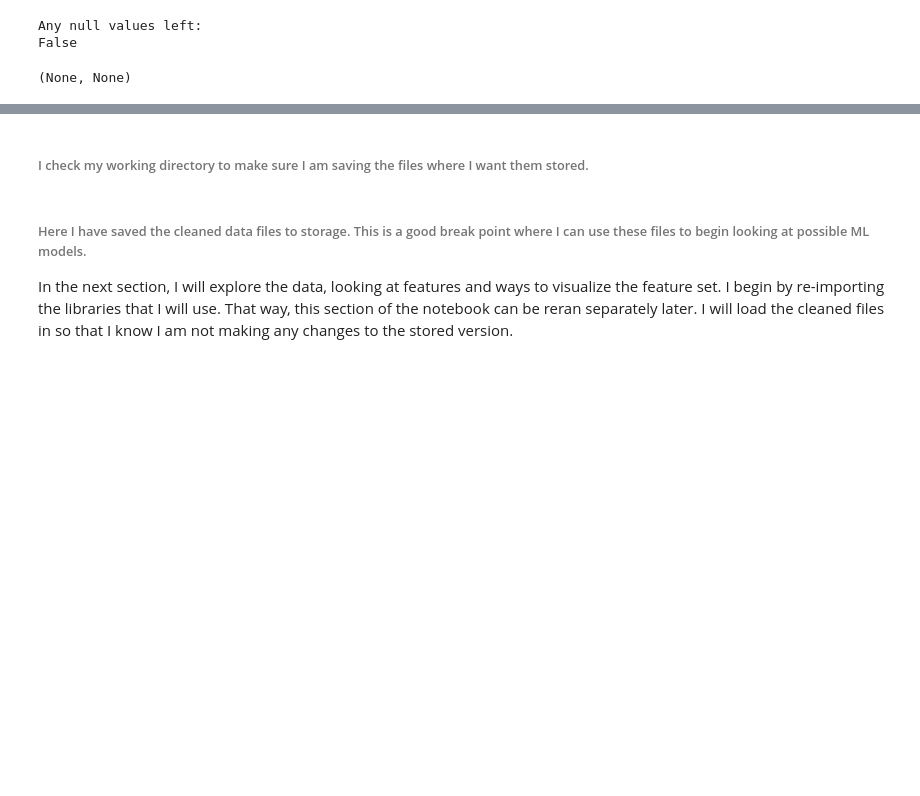
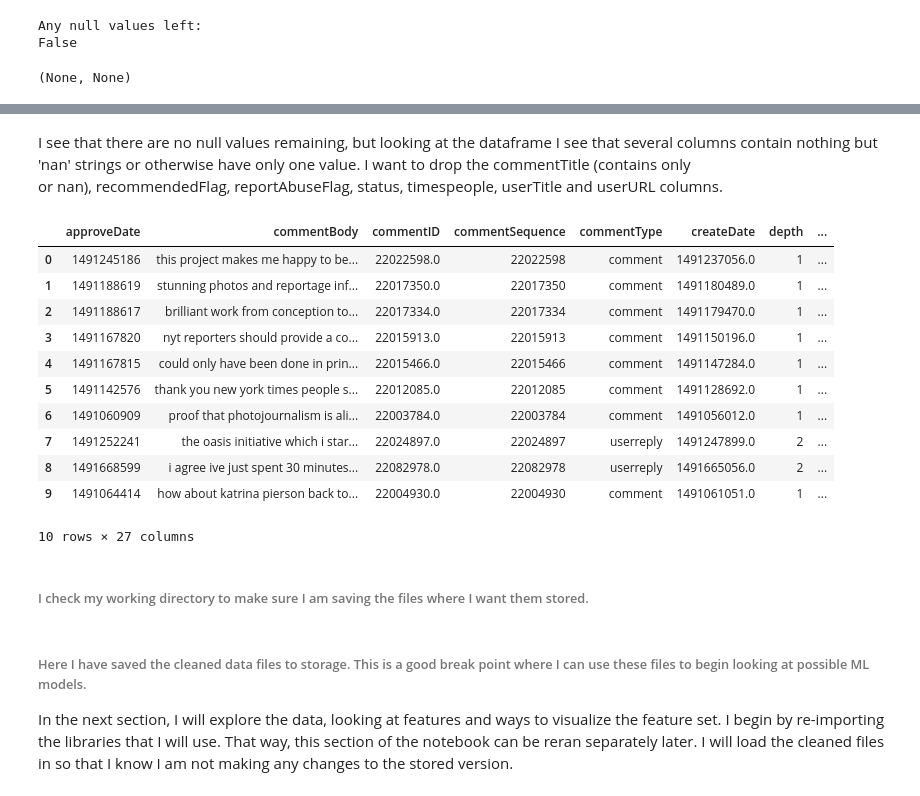
Before and after one commit to MontySteele/NLP-preliminary-test-tepo, a Jupyter notebook: Notebooks/Data cleaning and exploration.ipynb, the cells around one changed output, grey strips where cells are left out. Saved outputs shown, nothing was run; the diff lists cells and outputs as text; code cells hidden in the pictures; blank space fills up the shorter version.

```diff
--- a/Notebooks/Data cleaning and exploration.ipynb
+++ b/Notebooks/Data cleaning and exploration.ipynb
@@ -172,3 +193,22 @@ False
+# %% [markdown]
+I see that there are no null values remaining, but looking at the dataframe I see that several columns contain nothing but 'nan' strings or otherwise have only one value. I want to drop the commentTitle (contains only <br/> or nan), recommendedFlag, reportAbuseFlag, status, timespeople, userTitle and userURL columns.
+# %%
+clean_comments.drop(columns=['commentTitle', 'recommendedFlag', 'reportAbuseFlag', 'status', 'timespeople', 'userTitle', 'userURL'], axis=1, inplace=True)
+
+clean_comments.head(10)
+# %% [output]
+|  | approveDate | commentBody | commentID | commentSequence | commentType | createDate | depth | ... |
+| 0 | 1491245186 | this project makes me happy to be... | 22022598.0 | 22022598 | comment | 1491237056.0 | 1 | ... |
+| 1 | 1491188619 | stunning photos and reportage inf... | 22017350.0 | 22017350 | comment | 1491180489.0 | 1 | ... |
+| 2 | 1491188617 | brilliant work from conception to... | 22017334.0 | 22017334 | comment | 1491179470.0 | 1 | ... |
+| 3 | 1491167820 | nyt reporters should provide a co... | 22015913.0 | 22015913 | comment | 1491150196.0 | 1 | ... |
+| 4 | 1491167815 | could only have been done in prin... | 22015466.0 | 22015466 | comment | 1491147284.0 | 1 | ... |
+| 5 | 1491142576 | thank you new york times people s... | 22012085.0 | 22012085 | comment | 1491128692.0 | 1 | ... |
+| 6 | 1491060909 | proof that photojournalism is ali... | 22003784.0 | 22003784 | comment | 1491056012.0 | 1 | ... |
+| 7 | 1491252241 | the oasis initiative which i star... | 22024897.0 | 22024897 | userreply | 1491247899.0 | 2 | ... |
+| 8 | 1491668599 | i agree ive just spent 30 minutes... | 22082978.0 | 22082978 | userreply | 1491665056.0 | 2 | ... |
+| 9 | 1491064414 | how about katrina pierson back to... | 22004930.0 | 22004930 | comment | 1491061051.0 | 1 | ... |
+10 rows × 27 columns
 # %% [markdown]
 ###### I check my working directory to make sure I am saving the files where I want them stored.
 # %%
```
Also changed, not shown: parts of 5 cells of this notebook, 1 other file.
